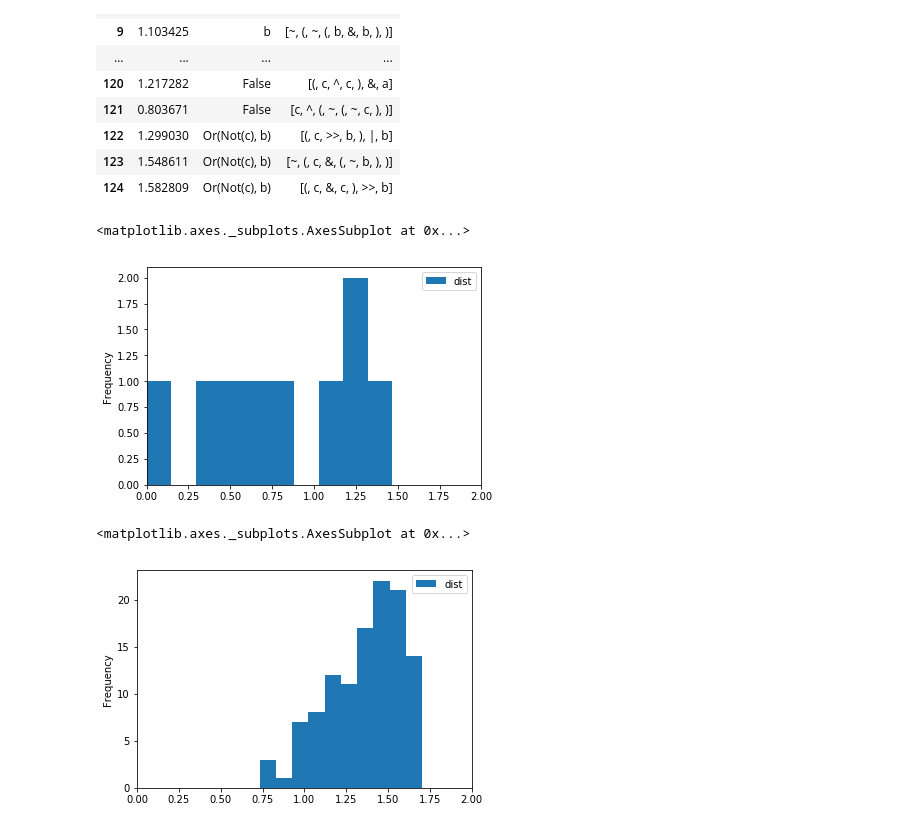
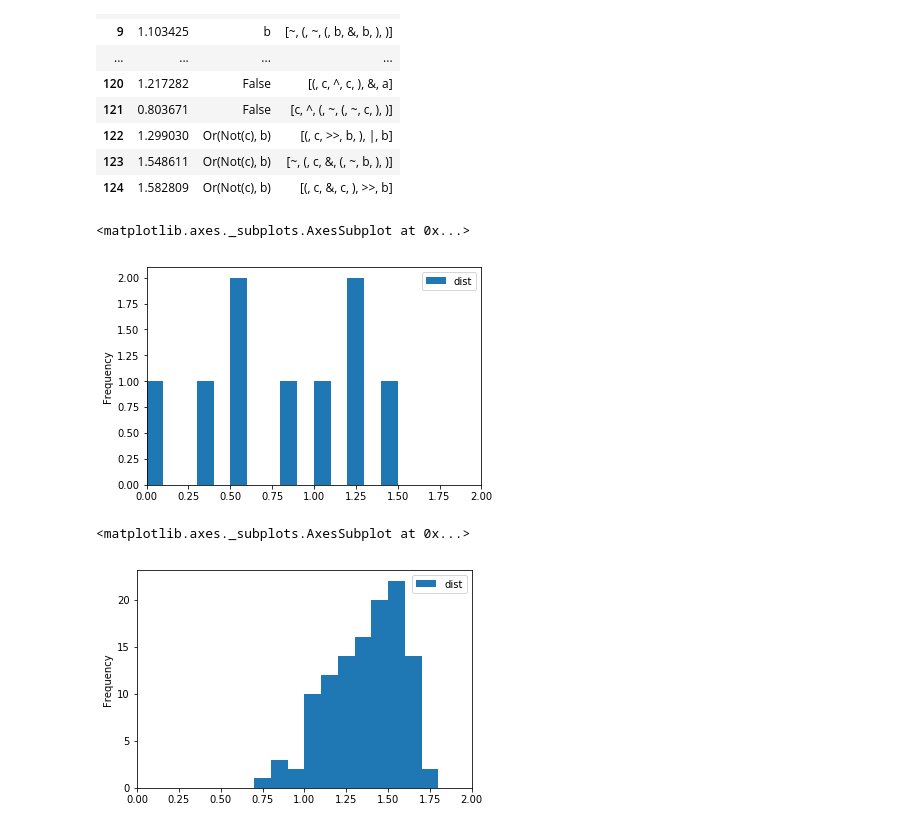
Before and after one commit to mluszczyk/sat-notebooks, a Jupyter notebook: eqnet for sat.ipynb, the cells around one changed output. Drawn from its saved outputs; the diff is of its cells as text; code cells hidden in the pictures.

Commit message:
Same width of buckets in two histograms.

```diff
--- a/eqnet for sat.ipynb
+++ b/eqnet for sat.ipynb
@@ -98,10 +103,10 @@ df
 # %%
-df[df.eq_class == 'False'].plot.hist(xlim=(0, 2))
+df[df.eq_class == 'False'].plot.hist(xlim=(0, 2), bins=numpy.linspace(0, 2, 21))
 # %% [output]
 <matplotlib.axes._subplots.AxesSubplot at 0x...>
-[figure, old version]
+[figure, new version]
 # %%
-df[df.eq_class != 'False'].plot.hist(xlim=(0, 2))
+df[df.eq_class != 'False'].plot.hist(xlim=(0, 2), bins=numpy.linspace(0, 2, 21))
 # %% [output]
 <matplotlib.axes._subplots.AxesSubplot at 0x...>
-[figure, old version]
+[figure, new version]
```
Also changed, not shown: parts of 1 cell of this notebook.
